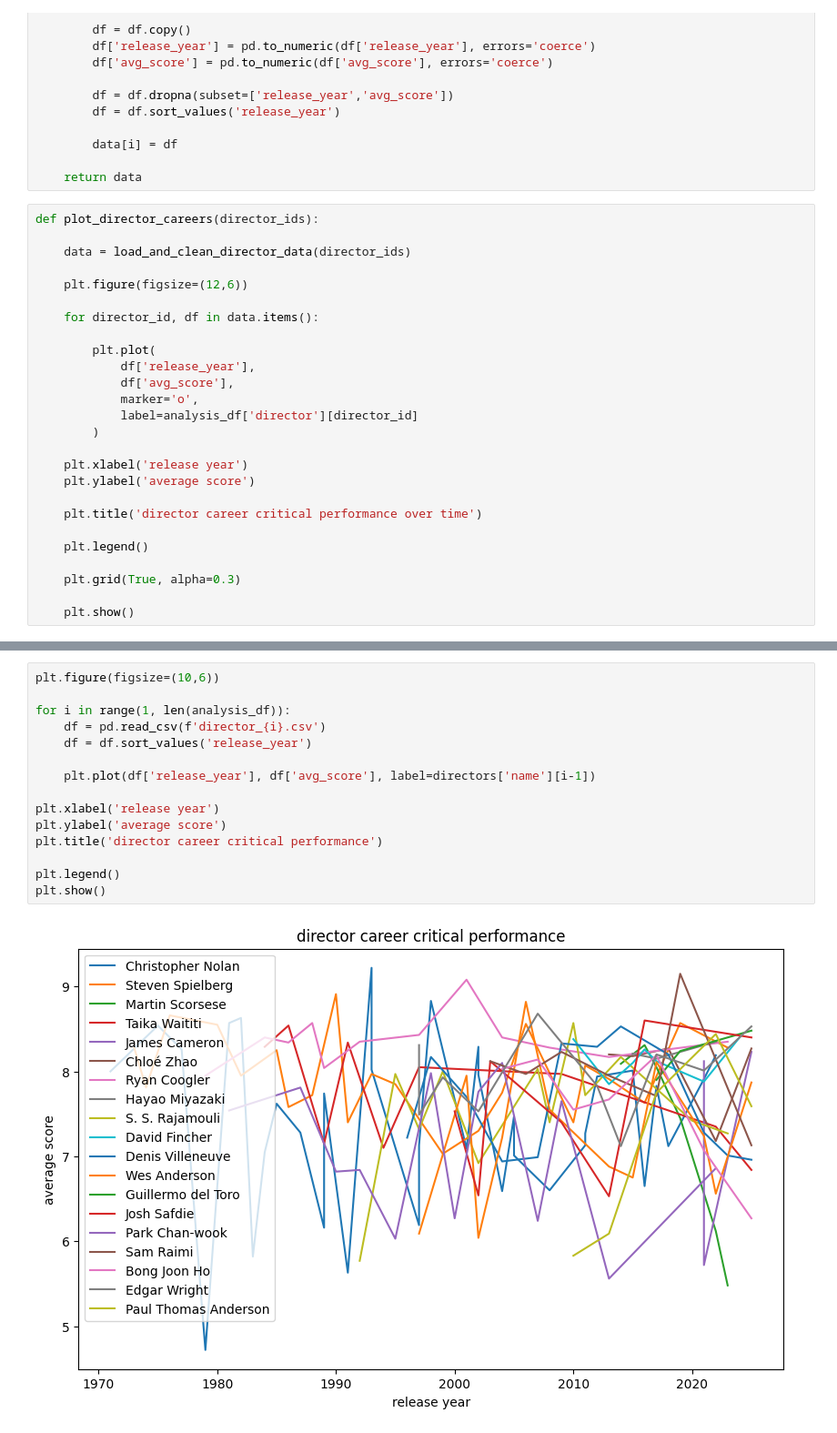
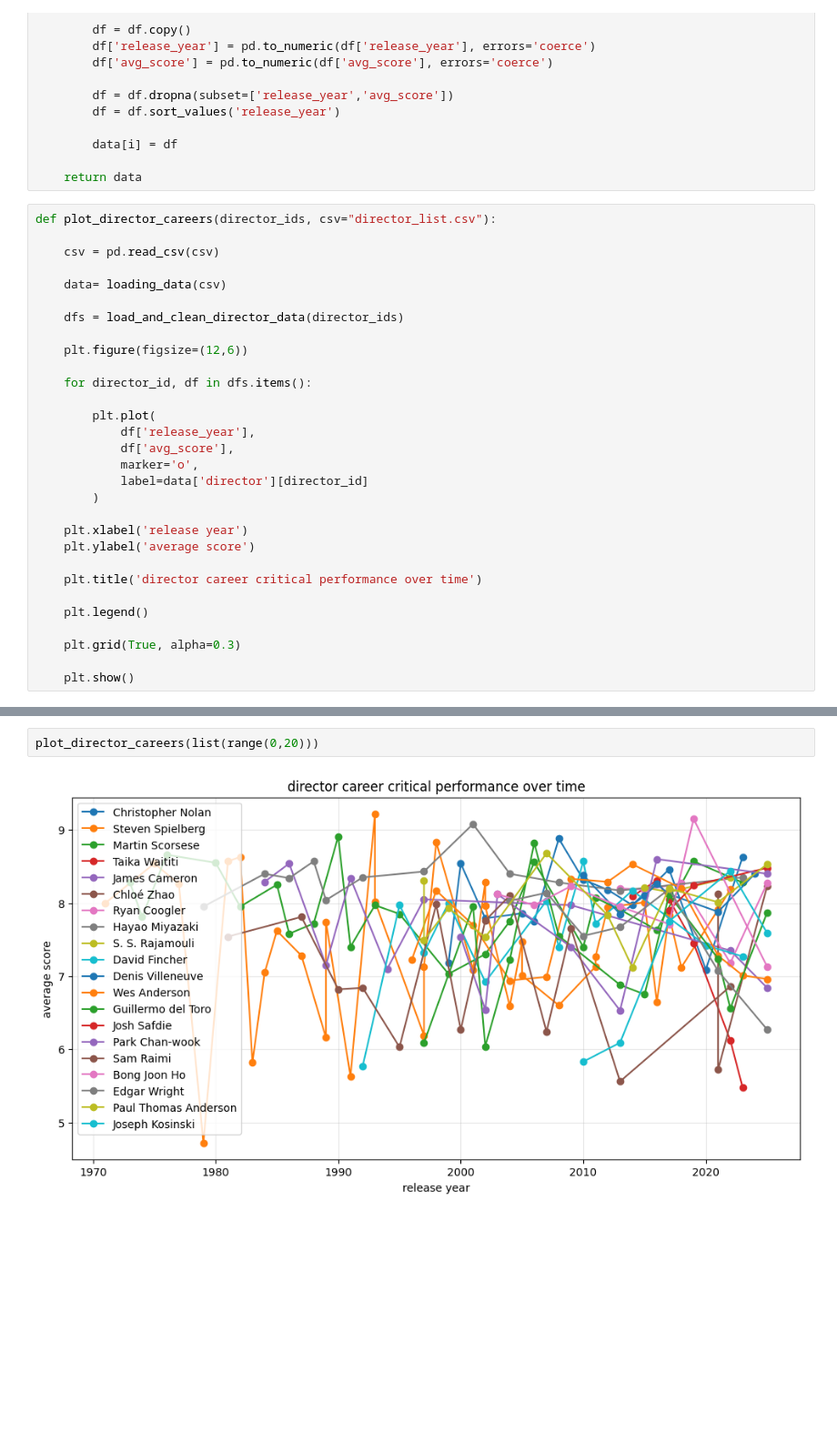
Before and after one commit to Babayaga069/ds_project, a Jupyter notebook: Questions/Q4/Q4_analyze.ipynb, the cells around one changed output, grey strips where cells are left out. Shown at 91% size. Cells and saved outputs as stored; diff of their text form; blank space fills up the shorter version.

```diff
--- a/Questions/Q4/Q4_analyze.ipynb
+++ b/Questions/Q4/Q4_analyze.ipynb
@@ -195,19 +161,23 @@ def load_and_clean_director_data(director_ids):
 
     return data
 # %%
-def plot_director_careers(director_ids):
+def plot_director_careers(director_ids, csv="director_list.csv"):
 
-    data = load_and_clean_director_data(director_ids)
+    csv = pd.read_csv(csv)
+
+    data= loading_data(csv)
+
+    dfs = load_and_clean_director_data(director_ids)
 
     plt.figure(figsize=(12,6))
 
-    for director_id, df in data.items():
+    for director_id, df in dfs.items():
 
         plt.plot(
             df['release_year'],
             df['avg_score'],
             marker='o',
-            label=analysis_df['director'][director_id]
+            label=data['director'][director_id]
         )
 
     plt.xlabel('release year')
@@ -288,19 +307,6 @@ plt.show()
 # %%
-plt.figure(figsize=(10,6))
-
-for i in range(1, len(analysis_df)):
-    df = pd.read_csv(f'director_{i}.csv')
-    df = df.sort_values('release_year')
-
-    plt.plot(df['release_year'], df['avg_score'], label=directors['name'][i-1])
-
-plt.xlabel('release year')
-plt.ylabel('average score')
-plt.title('director career critical performance')
-
-plt.legend()
-plt.show()
+plot_director_careers(list(range(0,20)))
 # %% [output]
-[figure, old version]
+[figure, new version]
 # %%
 director_colors = {
```
Also changed, not shown: parts of 16 cells of this notebook, 3 other files.
